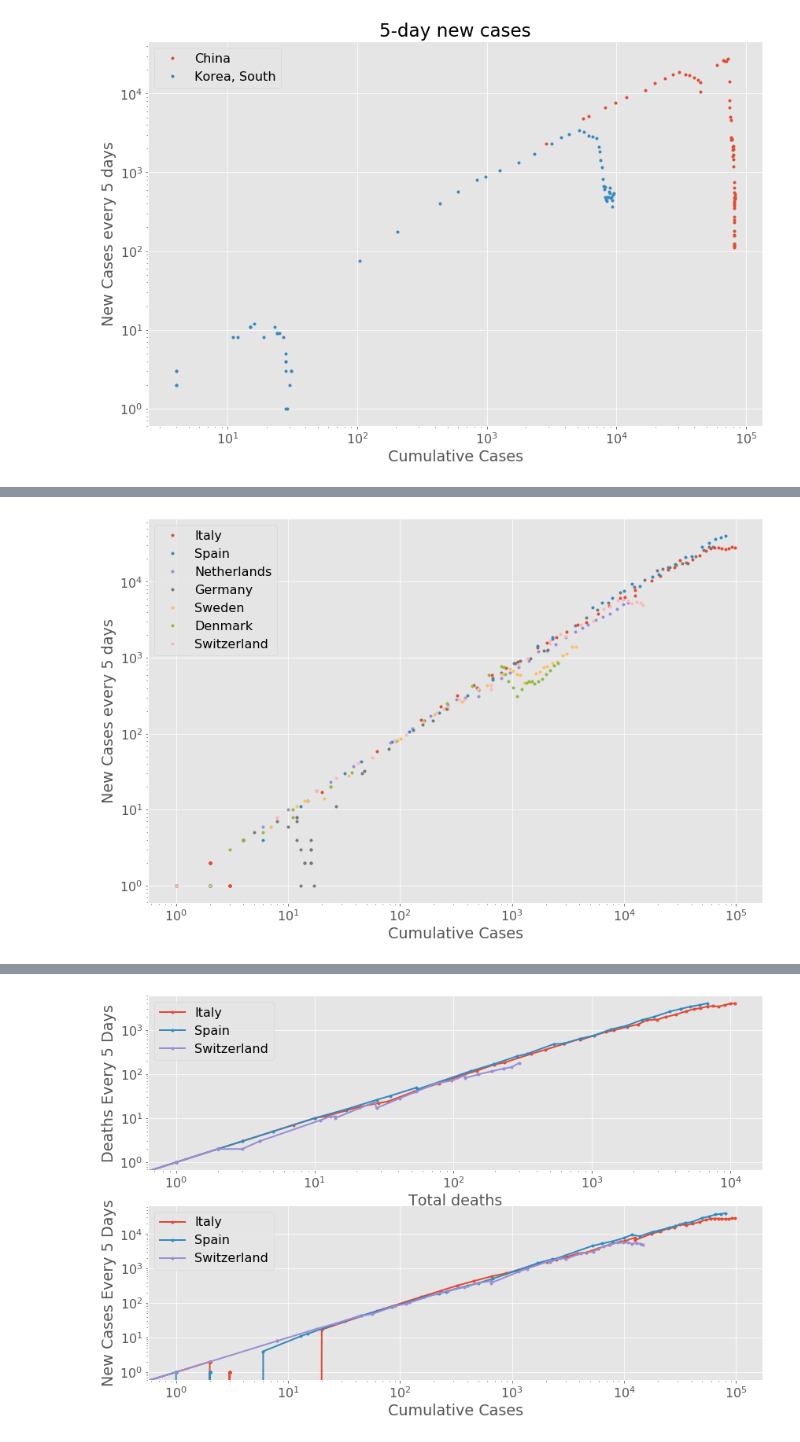
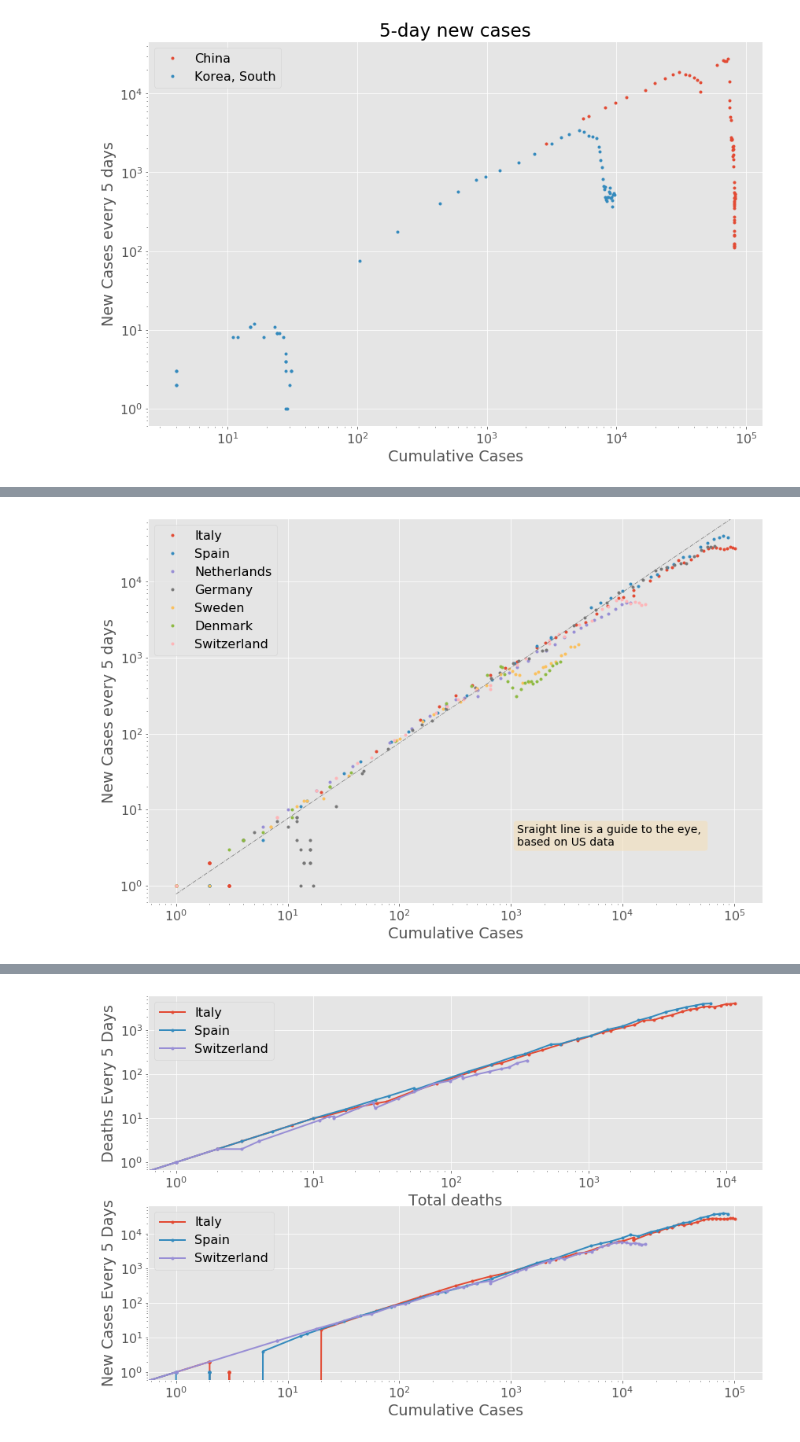
Before and after one commit to aquilesC/Covid-19-Jupyter-Notebook, a Jupyter notebook: Covid_Time_Series.ipynb, the cells around one changed output, grey strips where cells are left out. Cells and saved outputs as stored; diff of their text form; code cells hidden in the pictures.

```diff
--- a/Covid_Time_Series.ipynb
+++ b/Covid_Time_Series.ipynb
@@ -366,0 +369,8 @@ if SAVE_FIGURES:
+# %%
+country = 'US'
+to_fit_x = np.log10(sick_data[country])
+to_fit_y = np.log10(new_cases_5_days[country])
+us_fit = np.polyfit(to_fit_x[42:], to_fit_y[42:], 1)
+plt.plot(to_fit_x, to_fit_y, '.')
+plot_range = (0, max(to_fit_x))
+plt.plot(plot_range, np.polyval(us_fit, plot_range), '-')
@@ -367,17 +380,25 @@ if SAVE_FIGURES:
 # %%
 countries = ['Italy', 'Spain', 'Netherlands', 'Germany', 'Sweden', 'Denmark', 'Switzerland']
 fig, ax = plt.subplots(1)
 for country in countries:
     ax.plot(sick_data[country], new_cases_5_days[country],  '.')
 ax.set_ylabel('New Cases every 5 days')
 ax.set_xlabel('Cumulative Cases')
 ax.set_yscale('log')
 ax.set_xscale('log')
+xlim = ax.get_xlim()
+ylim = ax.get_ylim()
+ax.plot((1, 1E6), 10**np.polyval(us_fit, (0, 6)), '-.', linewidth=.8, color='grey')
+ax.set_xlim(xlim)
+ax.set_ylim(ylim)
 ax.legend(countries)
+props = dict(boxstyle='round', facecolor='wheat', alpha=0.5)
+text = 'Sraight line is a guide to the eye, \nbased on US data'
+t = ax.text(.6, .15, text, transform=ax.transAxes, fontsize=14, bbox=props)
 if SAVE_FIGURES:
     plt.savefig('Figures/Europe_Log_Log_New_Cumulative_5_days.png')
 # %% [output]
-[figure, old version]
+[figure, new version]
 # %%
 countries = ['Italy', 'Spain', 'Switzerland']
 fig, ax = plt.subplots(1)
```
Also changed, not shown: parts of 24 cells of this notebook, 28 other files.
